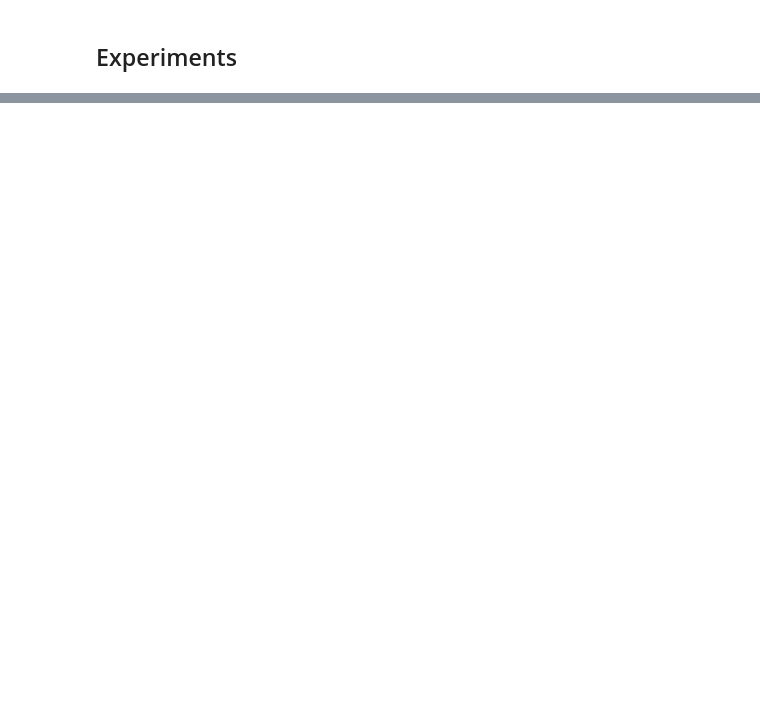
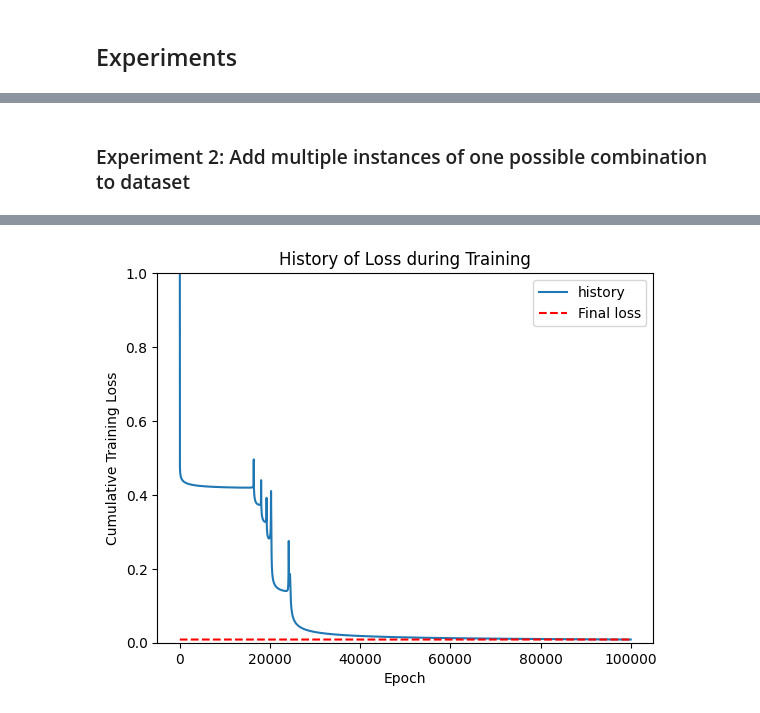
Before and after one commit to florentd01/ACML-1, a Jupyter notebook: Assignment1.ipynb, the cells around one changed output, grey strips where cells are left out. Drawn from its saved outputs; the diff is of its cells as text; code cells hidden in the pictures; blank space fills up the shorter version.

Commit message:
experiments

```diff
--- a/Assignment1.ipynb
+++ b/Assignment1.ipynb
@@ -146,0 +270,47 @@ Predictions of Trained Model on Training Set:
+# %% [markdown]
+### Experiment 2: Add multiple instances of one possible combination to dataset
+# %%
+learning_rate = 40
+
+data2 = np.array([[1,0,0,0,0,0,0,0],
+                [0,1,0,0,0,0,0,0],
+                [0,0,1,0,0,0,0,0],
+                [0,0,0,1,0,0,0,0],
+                [0,0,0,0,1,0,0,0],
+                [0,0,0,0,0,1,0,0],
+                [0,0,0,0,0,0,1,0],
+                [0,0,0,0,0,0,0,1],
+                [0,0,0,0,0,0,0,1],
+                [0,0,0,0,0,0,0,1],
+                [0,0,0,0,0,0,0,1],
+                [0,0,0,0,0,0,0,1],
+                [0,0,0,0,0,0,0,1],
+                [0,0,0,0,0,0,0,1],
+                [0,0,0,0,0,0,0,1],
+                [0,0,0,0,0,0,0,1],
+                [0,0,0,0,0,0,0,1]])
+
+my_network = Ann(Ann_structure, learning_rate)
+
+loss_hist = my_network.backprop(data2, epochs)
+
+final_output = my_network.feedforward(data2)
+
+print(f"Last epoch training loss: {loss_hist[-1]}")
+
+print("Training Set")
+print(data2)
+
+print("Predictions of Trained Model on Training Set:")
+print(np.round(final_output, 3))
+
+plt.figure()
+plt.plot(np.arange(epochs), loss_hist, label="history")
+plt.plot(np.arange(epochs), np.repeat(loss_hist[-1], epochs), 'r--', label="Final loss")
+plt.ylim(0,1)
+plt.legend()
+plt.xlabel("Epoch")
+plt.ylabel("Cumulative Training Loss")
+plt.title("History of Loss during Training")
+plt.show()
+# %% [output]
@@ -146,0 +334 @@ Predictions of Trained Model on Training Set:
+[figure, added]
```
Also changed, not shown: parts of 7 cells of this notebook.
